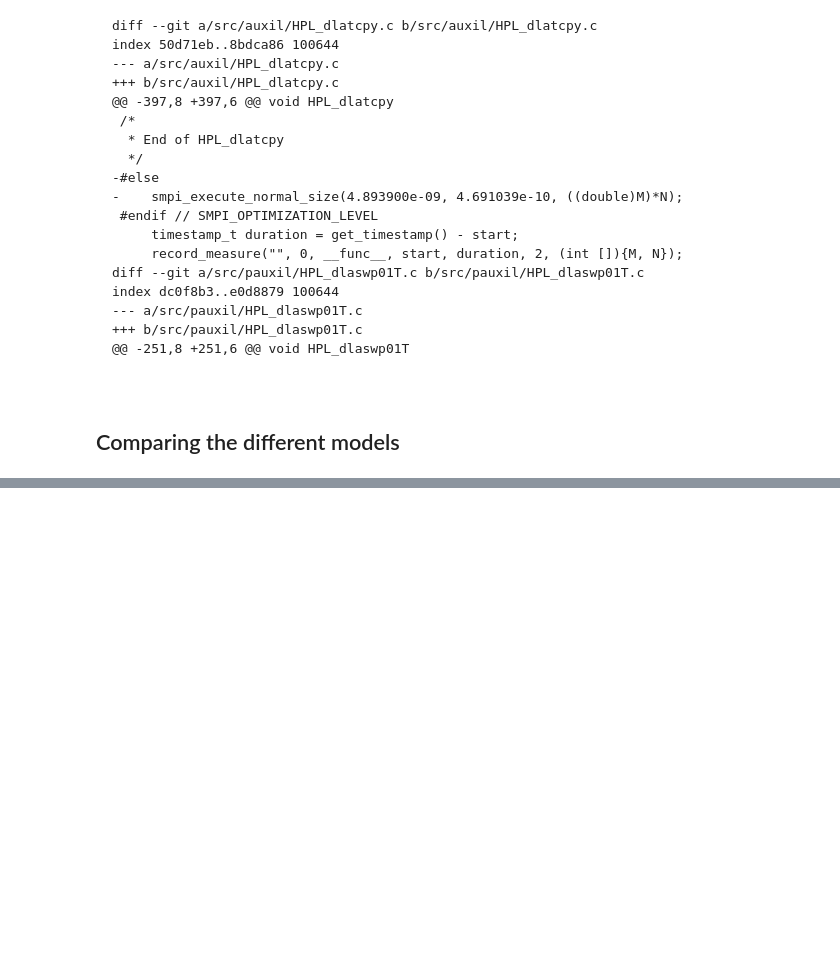
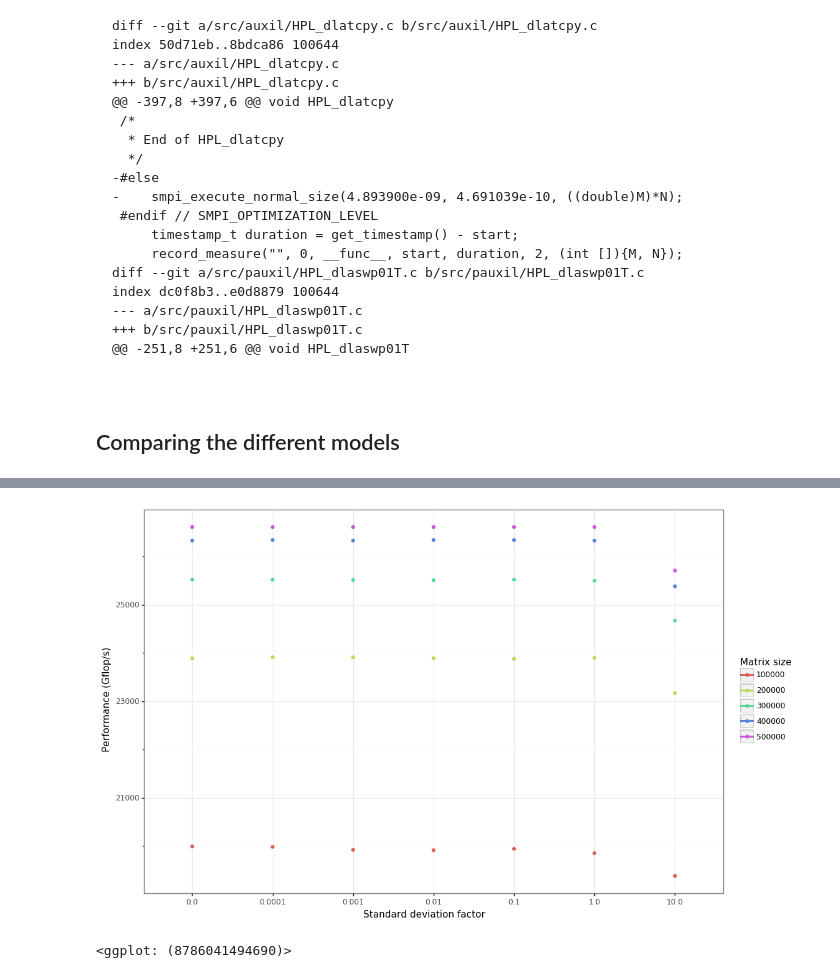
Before and after one commit to Ezibenroc/calibration_analysis, a Jupyter notebook: dahu/smpi_hpl/dgemm_variability.ipynb, the cells around one changed output, grey strips where cells are left out. Saved outputs shown, nothing was run; the diff lists cells and outputs as text; code cells hidden in the pictures; blank space fills up the shorter version.

```diff
--- a/dahu/smpi_hpl/dgemm_variability.ipynb
+++ b/dahu/smpi_hpl/dgemm_variability.ipynb
@@ -202,0 +207,8 @@ plot
+# %%
+plot = ggplot(df) + aes(x='factor(sigma_factor)', y='gflops', color='factor(matrix_size)') + geom_point() + geom_line()
+plot = plot + xlab('Standard deviation factor') + ylab('Performance (Gflop/s)') + labs(color='Matrix size')
+plot = plot + theme_bw()
+plot
+# %% [output]
+[figure, added]
+<ggplot: (8786041494690)>
```
Also changed, not shown: parts of 2 cells of this notebook, 4 other files.
